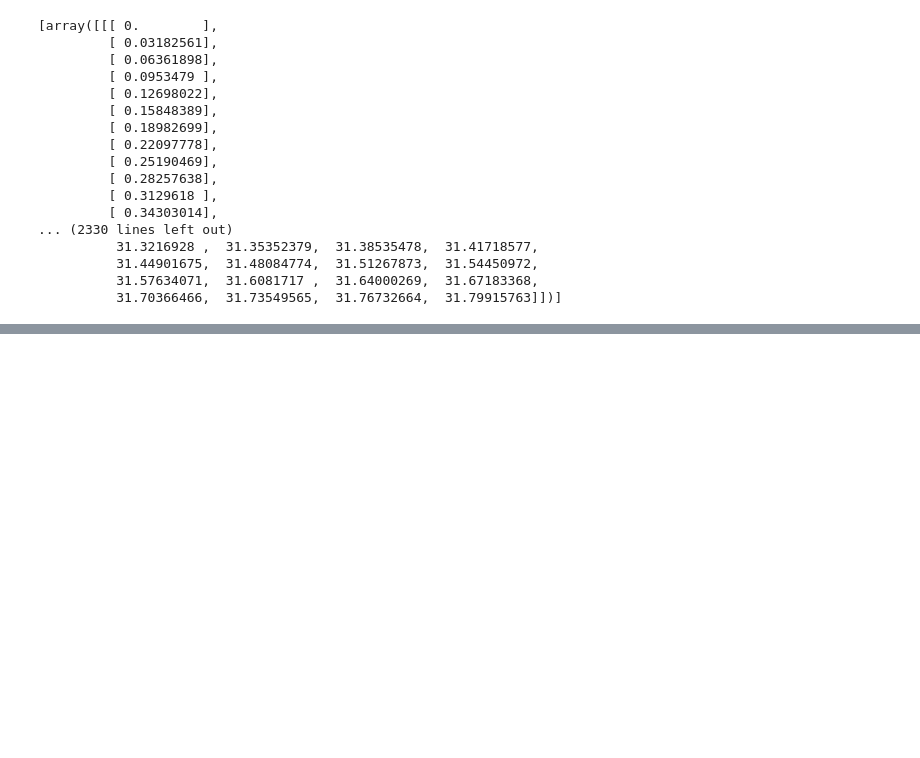
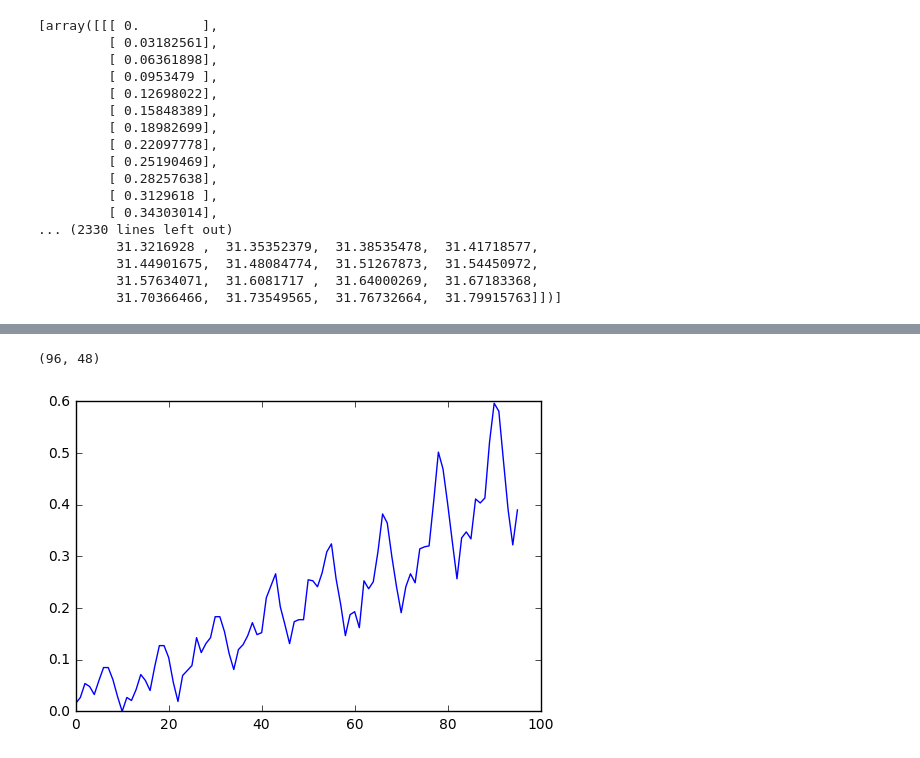
Before and after one commit to KentChun33333/blog, a Jupyter notebook: notebook/2017-Goals.ipynb, the cells around one changed output, grey strips where cells are left out. Drawn from its saved outputs; the diff is of its cells as text; code cells hidden in the pictures; blank space fills up the shorter version.

```diff
--- a/notebook/2017-Goals.ipynb
+++ b/notebook/2017-Goals.ipynb
@@ -426,0 +452,30 @@ get_batch()
+# %%
+# fix random seed for reproducibility
+numpy.random.seed(7)
+
+
+4
+# load the dataset
+dataframe = pandas.read_csv('/Users/kentchiu/Downloads/international-airline-passengers.csv', usecols=[1], engine='python', skipfooter=3)
+dataset = dataframe.values
+dataset = dataset.astype('float32')
+# %%
+
+
+# normalize the dataset
+scaler = MinMaxScaler(feature_range=(0, 1))
+dataset = scaler.fit_transform(dataset)
+# %%
+
+# split into train and test sets
+train_size = int(len(dataset) * 0.67)
+test_size = len(dataset) - train_size
+train, test = dataset[0:train_size,:], dataset[train_size:len(dataset),:]
+print(len(train), len(test))
+# %% [output]
+(96, 48)
+# %%
+plt.plot(train)
+plt.show()
+# %% [output]
+[figure, added]
```
Also changed, not shown: parts of 11 cells of this notebook.
